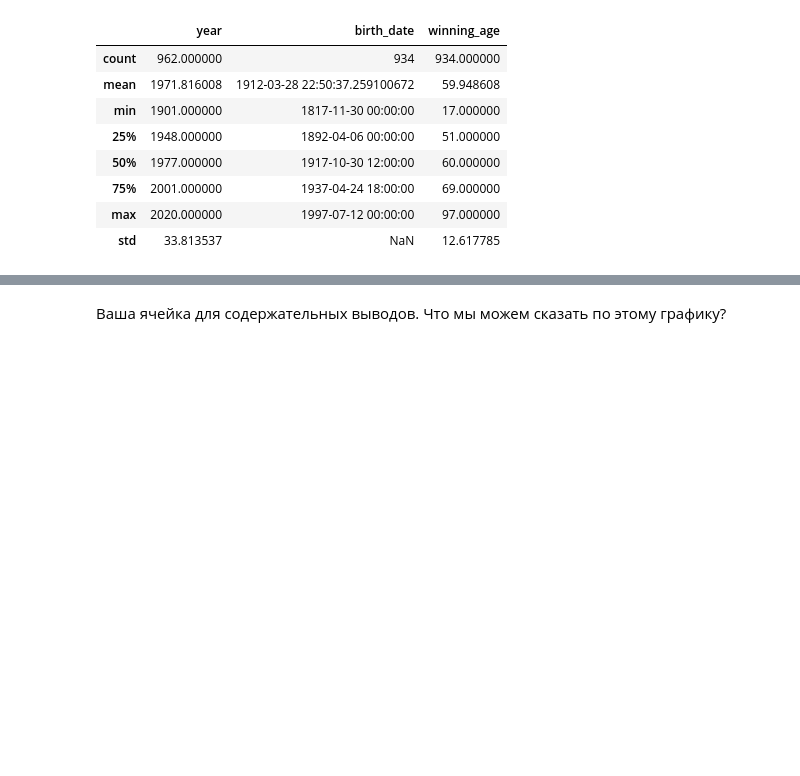
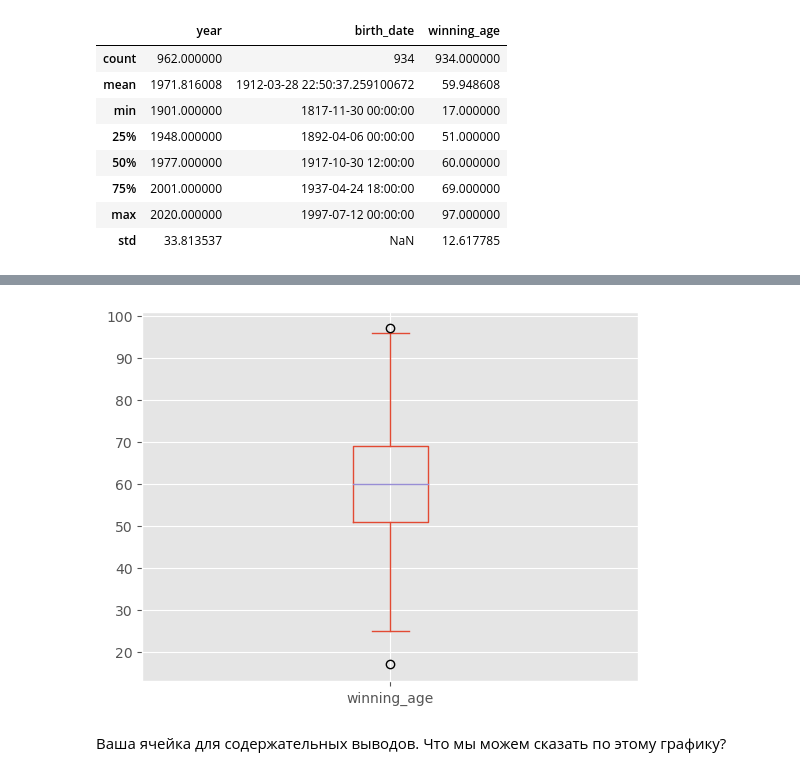
Before and after one commit to AlexKoffMSK/DS-15, a Jupyter notebook: ДЗ/ДЗ_06_Визуализация/HW6_Дорошенко ЕГ.ipynb, the cells around one changed output, grey strips where cells are left out. Saved outputs shown, nothing was run; the diff lists cells and outputs as text; code cells hidden in the pictures; blank space fills up the shorter version.

```diff
--- a/ДЗ/ДЗ_06_Визуализация/HW6_Дорошенко ЕГ.ipynb
+++ b/ДЗ/ДЗ_06_Визуализация/HW6_Дорошенко ЕГ.ipynb
@@ -70,3 +82,7 @@ sns.histplot(df['winning_age'], kde = True);
+# %%
+df['winning_age'].plot.box();
+# %% [output]
+[figure, added]
 # %% [markdown]
 Ваша ячейка для содержательных выводов. Что мы можем сказать по этому графику?
 # %% [markdown]
```
Also changed, not shown: parts of 5 cells of this notebook, 12 other files.
